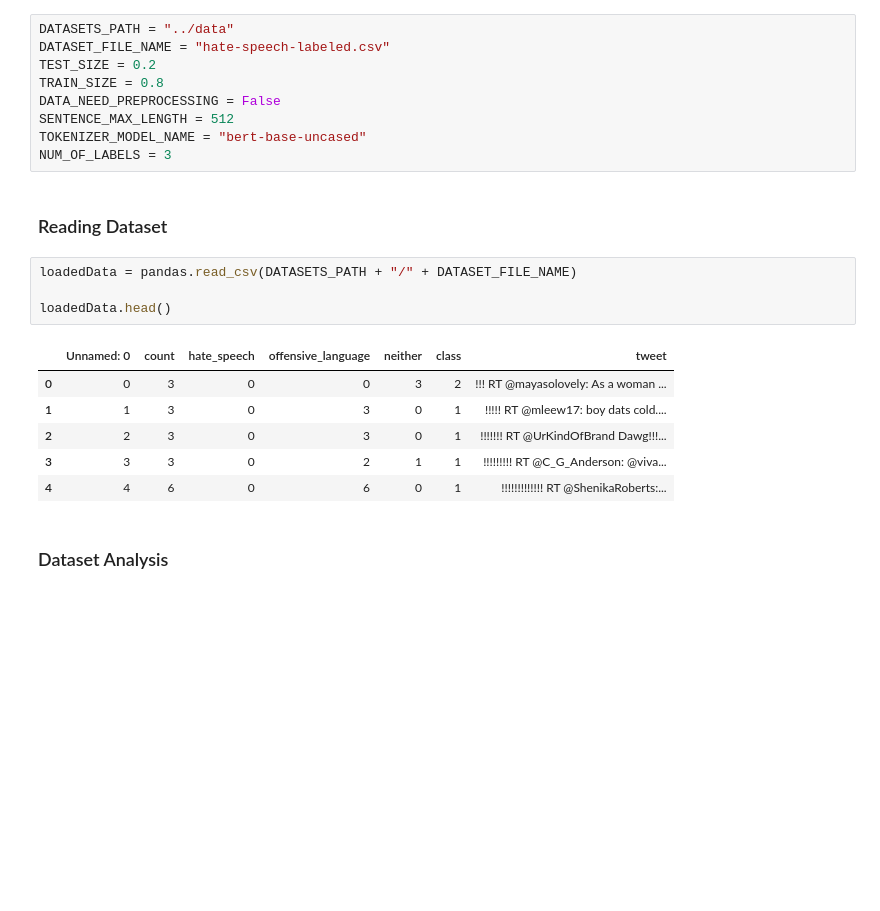
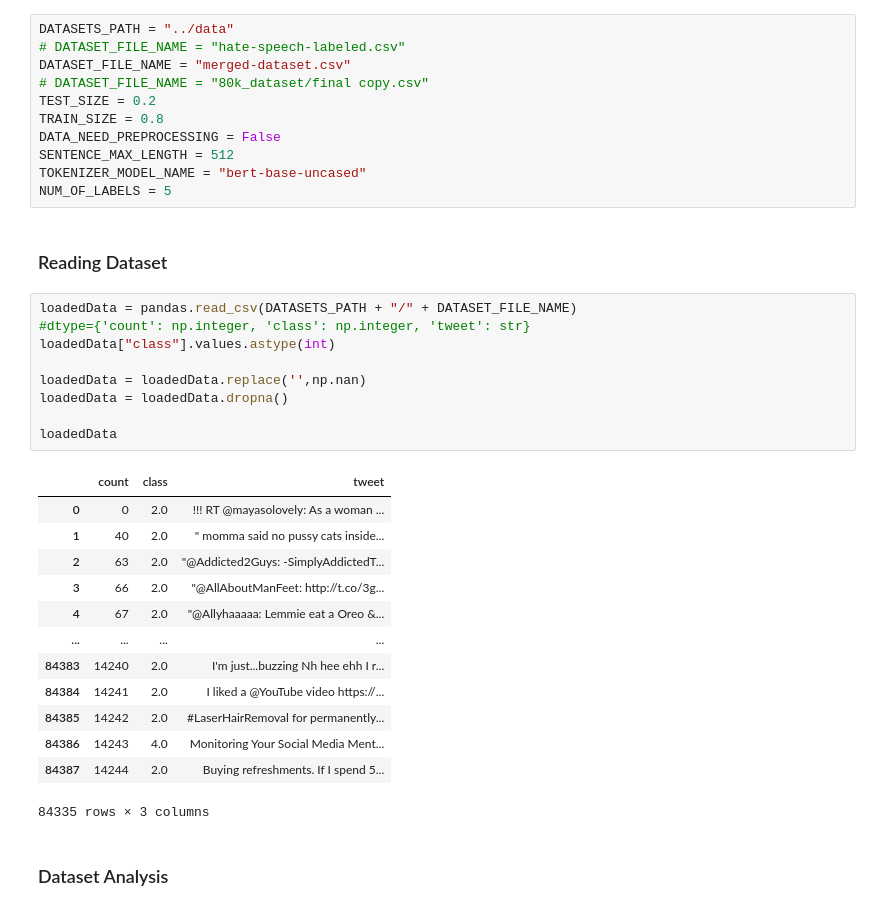
Before and after one commit to ipenywis/HateSpeechAI, a Jupyter notebook: model/tf_bert.ipynb, the cells around one changed output. Cells and saved outputs as stored; diff of their text form; blank space fills up the shorter version.

Commit message:
Extract tweets from 80k tweet_ids dataset and mering them into one csv file, Current Datasert 84k

```diff
--- a/model/tf_bert.ipynb
+++ b/model/tf_bert.ipynb
@@ -26,26 +111,40 @@ ImportError: librccl.so.1: cannot open shared object file: No such file or direc
 ### Define Our Constants
 # %%
 DATASETS_PATH = "../data"
-DATASET_FILE_NAME = "hate-speech-labeled.csv"
+# DATASET_FILE_NAME = "hate-speech-labeled.csv"
+DATASET_FILE_NAME = "merged-dataset.csv"
+# DATASET_FILE_NAME = "80k_dataset/final copy.csv"
 TEST_SIZE = 0.2
 TRAIN_SIZE = 0.8
 DATA_NEED_PREPROCESSING = False
 SENTENCE_MAX_LENGTH = 512
 TOKENIZER_MODEL_NAME = "bert-base-uncased"
-NUM_OF_LABELS = 3
+NUM_OF_LABELS = 5
 # %% [markdown]
 ### Reading Dataset
-# %%
-loadedData = pandas.read_csv(DATASETS_PATH + "/" + DATASET_FILE_NAME)
-
-loadedData.head()
-# %% [output]
-|  | Unnamed: 0 | count | hate_speech | offensive_language | neither | class | tweet |
-| 0 | 0 | 3 | 0 | 0 | 3 | 2 | !!! RT @mayasolovely: As a woman ... |
-| 1 | 1 | 3 | 0 | 3 | 0 | 1 | !!!!! RT @mleew17: boy dats cold.... |
-| 2 | 2 | 3 | 0 | 3 | 0 | 1 | !!!!!!! RT @UrKindOfBrand Dawg!!!... |
-| 3 | 3 | 3 | 0 | 2 | 1 | 1 | !!!!!!!!! RT @C_G_Anderson: @viva... |
-| 4 | 4 | 6 | 0 | 6 | 0 | 1 | !!!!!!!!!!!!! RT @ShenikaRoberts:... |
+# %%
+loadedData = pandas.read_csv(DATASETS_PATH + "/" + DATASET_FILE_NAME)
+#dtype={'count': np.integer, 'class': np.integer, 'tweet': str}
+loadedData["class"].values.astype(int)
+
+loadedData = loadedData.replace('',np.nan)
+loadedData = loadedData.dropna()
+
+loadedData
+# %% [output]
+|  | count | class | tweet |
+| 0 | 0 | 2.0 | !!! RT @mayasolovely: As a woman ... |
+| 1 | 40 | 2.0 | " momma said no pussy cats inside... |
+| 2 | 63 | 2.0 | "@Addicted2Guys: -SimplyAddictedT... |
+| 3 | 66 | 2.0 | "@AllAboutManFeet: http://t.co/3g... |
+| 4 | 67 | 2.0 | "@Allyhaaaaa: Lemmie eat a Oreo &... |
+| ... | ... | ... | ... |
+| 84383 | 14240 | 2.0 | I'm just...buzzing Nh hee ehh I r... |
+| 84384 | 14241 | 2.0 | I liked a @YouTube video https://... |
+| 84385 | 14242 | 2.0 | #LaserHairRemoval for permanently... |
+| 84386 | 14243 | 4.0 | Monitoring Your Social Media Ment... |
+| 84387 | 14244 | 2.0 | Buying refreshments. If I spend 5... |
+84335 rows × 3 columns
 # %% [markdown]
 ### Dataset Analysis
 # %%
```
Also changed, not shown: parts of 17 cells of this notebook, 16 other files.
